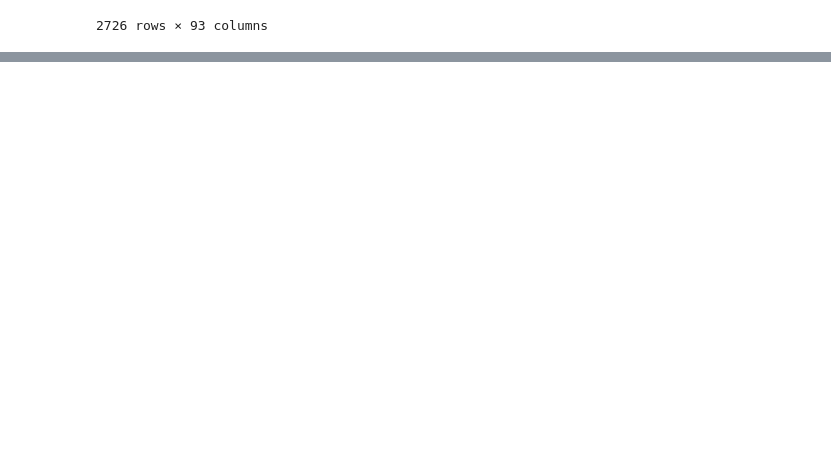
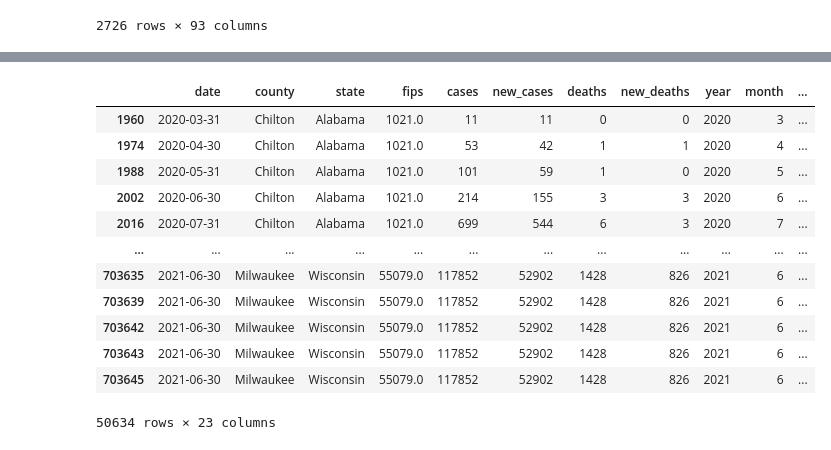
Before and after one commit to axpinkerton/capstone, a Jupyter notebook: alex_eda.ipynb, the cells around one changed output, grey strips where cells are left out. Cells and saved outputs as stored; diff of their text form; code cells hidden in the pictures; blank space fills up the shorter version.

```diff
--- a/alex_eda.ipynb
+++ b/alex_eda.ipynb
@@ -553,0 +566,4 @@ zori_zip
+# %%
+def fix_zip(series):
+      return series.astype(str).str.replace('[^\w\s]', '').str.zfill(5)
+us_zips['fixed_zip'] = fix_zip(us_zips['zip'])
@@ -553,0 +604,5 @@ zori_zip
+# %%
+zori_zip['RegionName']= fix_zip(zori_zip['RegionName'])
+# %%
+pvt_tbl = zori_zip.pivot_table(columns='RegionName').drop(['RegionID','SizeRank'],axis=0)
+sorted(list(zip(pvt_tbl.columns,pvt_tbl.isnull().sum()/len(pvt_tbl))),key=lambda t:t[1],reverse=True)
@@ -553,0 +648,25 @@ zori_zip
+# %%
+melted_df
+
+covid_df
+
+cities_counties
+
+top20_lst
+top100_lst
+
+pvt_tbl
+# %% [output]
+|  | date | county | state | fips | cases | new_cases | deaths | new_deaths | year | month | ... |
+| 1960 | 2020-03-31 | Chilton | Alabama | 1021.0 | 11 | 11 | 0 | 0 | 2020 | 3 | ... |
+| 1974 | 2020-04-30 | Chilton | Alabama | 1021.0 | 53 | 42 | 1 | 1 | 2020 | 4 | ... |
+| 1988 | 2020-05-31 | Chilton | Alabama | 1021.0 | 101 | 59 | 1 | 0 | 2020 | 5 | ... |
+| 2002 | 2020-06-30 | Chilton | Alabama | 1021.0 | 214 | 155 | 3 | 3 | 2020 | 6 | ... |
+| 2016 | 2020-07-31 | Chilton | Alabama | 1021.0 | 699 | 544 | 6 | 3 | 2020 | 7 | ... |
+| ... | ... | ... | ... | ... | ... | ... | ... | ... | ... | ... | ... |
+| 703635 | 2021-06-30 | Milwaukee | Wisconsin | 55079.0 | 117852 | 52902 | 1428 | 826 | 2021 | 6 | ... |
+| 703639 | 2021-06-30 | Milwaukee | Wisconsin | 55079.0 | 117852 | 52902 | 1428 | 826 | 2021 | 6 | ... |
+| 703642 | 2021-06-30 | Milwaukee | Wisconsin | 55079.0 | 117852 | 52902 | 1428 | 826 | 2021 | 6 | ... |
+| 703643 | 2021-06-30 | Milwaukee | Wisconsin | 55079.0 | 117852 | 52902 | 1428 | 826 | 2021 | 6 | ... |
+| 703645 | 2021-06-30 | Milwaukee | Wisconsin | 55079.0 | 117852 | 52902 | 1428 | 826 | 2021 | 6 | ... |
+50634 rows × 23 columns
```
Also changed, not shown: parts of 24 cells of this notebook, 1 other file.
